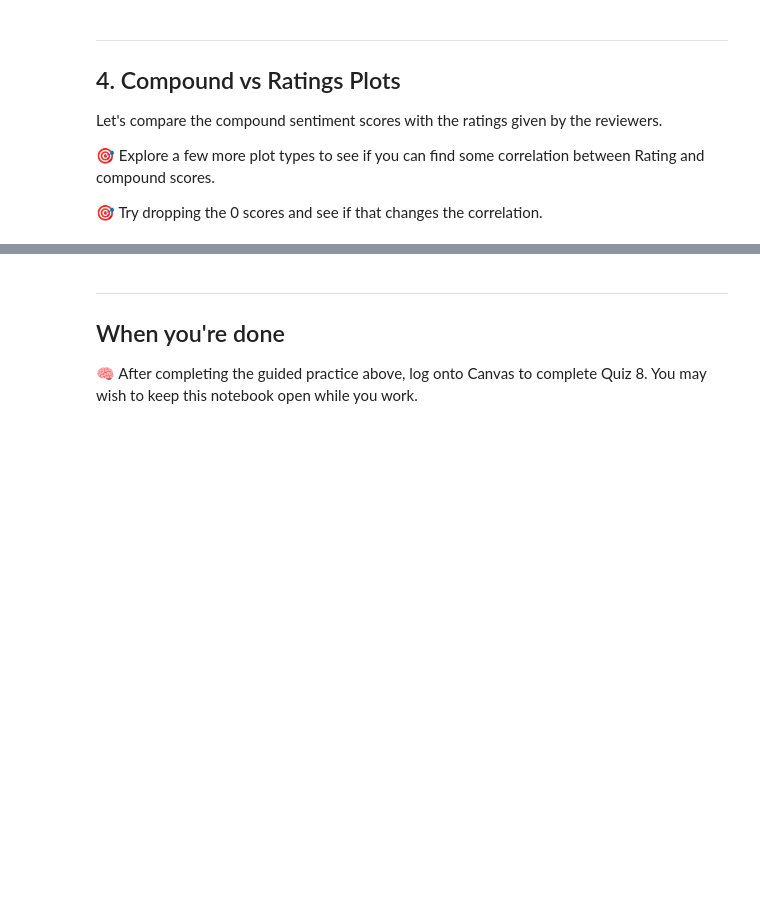
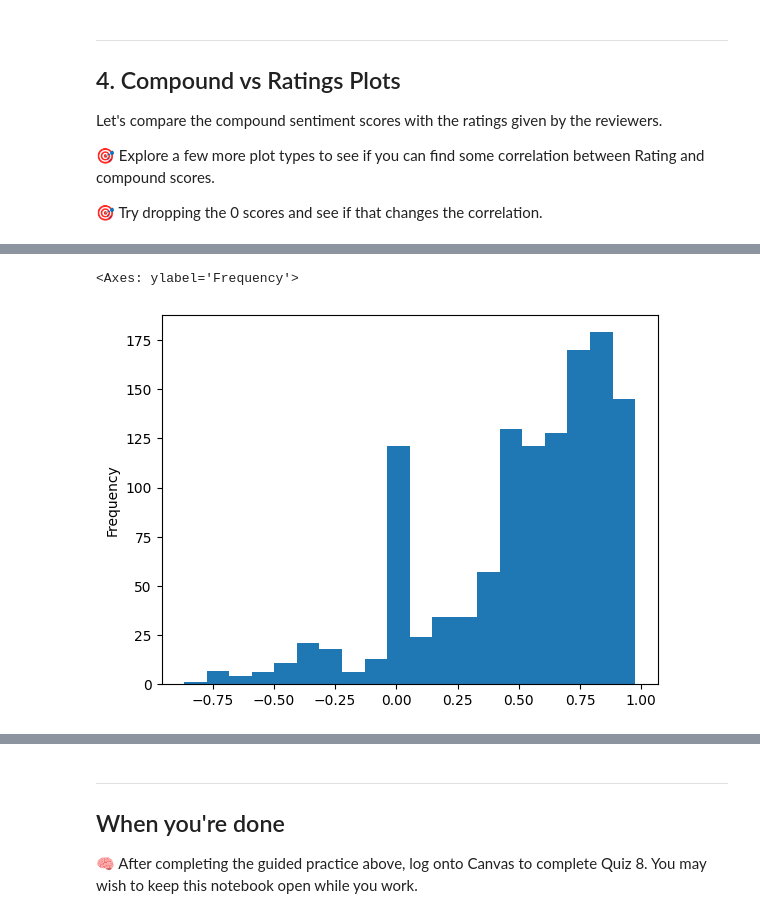
Before and after one commit to BJBranta/DS710, a Jupyter notebook: assignment8/Notebook_8.ipynb, the cells around one changed output, grey strips where cells are left out. Drawn from its saved outputs; the diff is of its cells as text; code cells hidden in the pictures; blank space fills up the shorter version.

```diff
--- a/assignment8/Notebook_8.ipynb
+++ b/assignment8/Notebook_8.ipynb
@@ -186,0 +300,5 @@ wine_df.plot.scatter(x="Rating",y="compound")
+# %%
+wine_df["compound"].plot.hist(bins=20)
+# %% [output]
+<Axes: ylabel='Frequency'>
+[figure, added]
```
Also changed, not shown: parts of 20 cells of this notebook, 7 other files.
